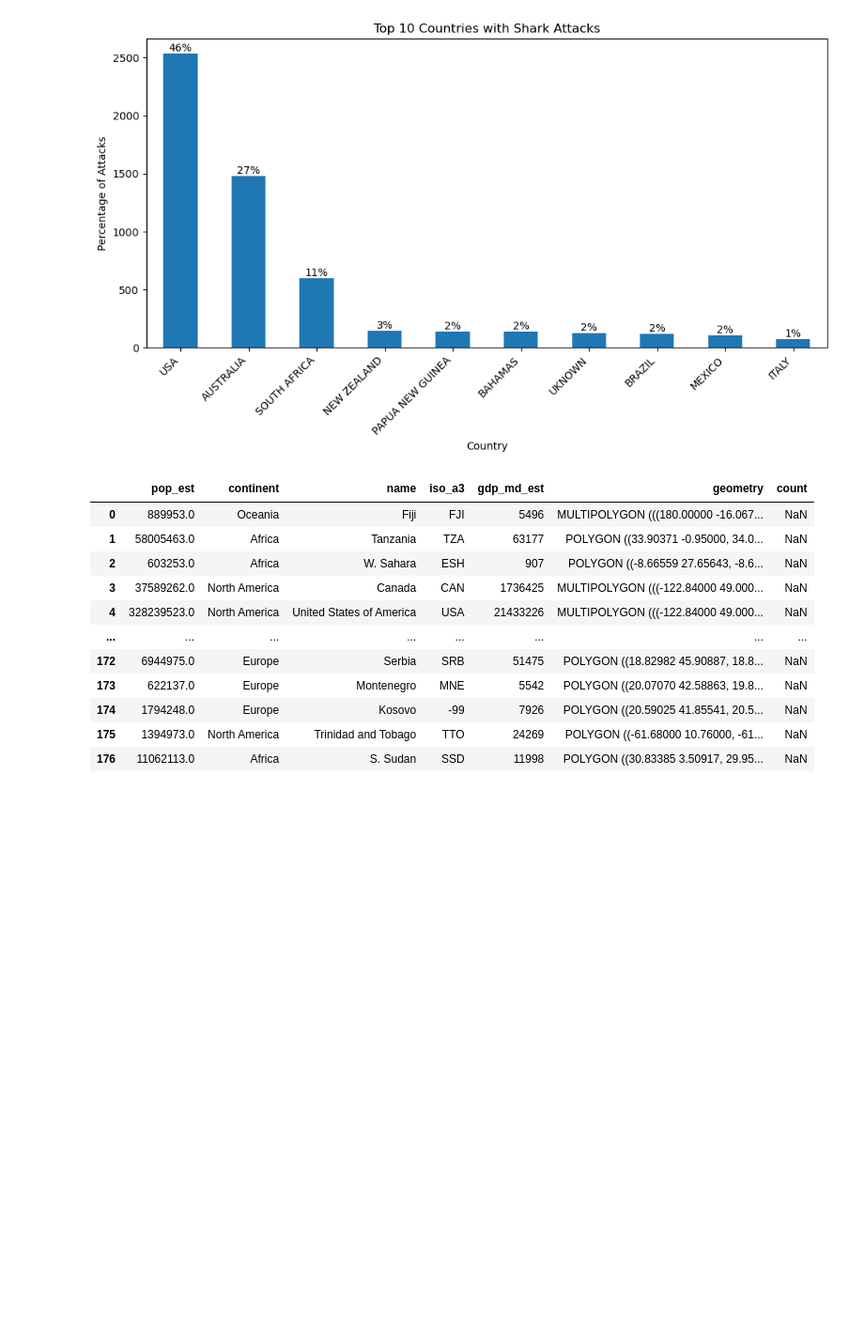
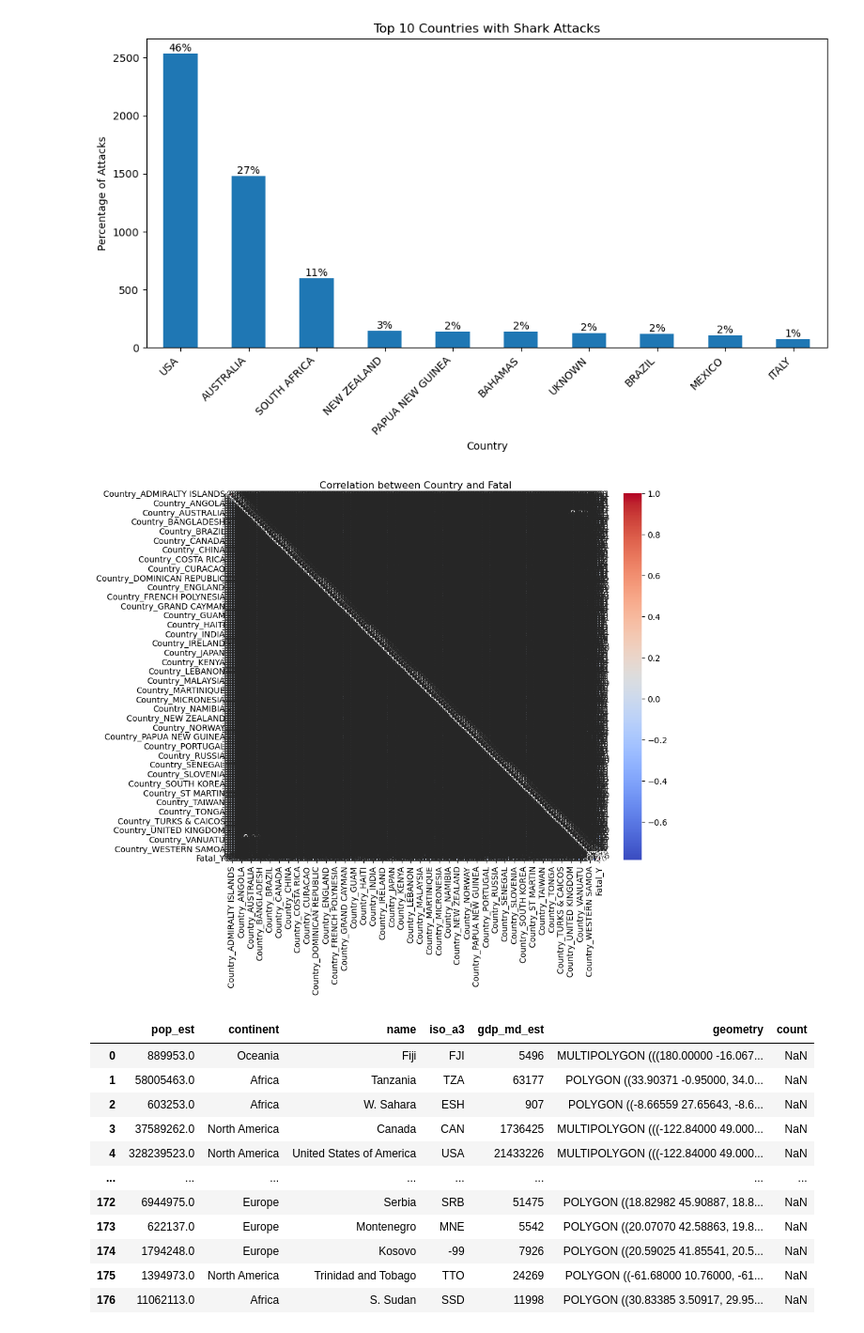
Before and after one commit to DarceeAnne/shark_attack_insurance_project, a Jupyter notebook: Quest_sharks.ipynb, the cells around one changed output. Shown: that part at 94% size. Saved outputs shown, nothing was run; the diff lists cells and outputs as text; code cells hidden in the pictures; blank space fills up the shorter version.

```diff
--- a/Quest_sharks.ipynb
+++ b/Quest_sharks.ipynb
@@ -344,31 +344,0 @@ sharks_df['Activity'] = sharks_df['Activity'].apply(categorize_activity)
-# %%
-#Cleaning the "Injury" data
-
-sharks_df["Injury"].tail()
-
-sharks_df['Injur'] = sharks_df['Injur'].fillna('unknown')
-
-sharks_df['Injur'] = sharks_df['Injur'].str.lower()
-
-sharks_df['Injur'] = sharks_df['Injur'].str.strip()
-# categorize the activity
-def categorize_activity(activity):
-    activity = str(activity).lower()
-    if 'surf' in activity:
-        return 'surfing'
-    elif 'swim' in activity:
-        return 'swimming'
-    elif 'fish' in activity:
-        return 'fishing'
-    elif 'div' in activity:
-        return 'diving'
-    elif 'boat' in activity :
-        return 'boat'
-    elif "unknown" in activity :
-        return "unknown"
-    else :
-        return activity
-
-
-
-sharks_df['Activity'] = sharks_df['Activity'].apply(categorize_activity)
@@ -547,6 +560,22 @@ plt.tight_layout()
 plt.show()
 # %% [output]
 [figure]
+# %%
+import seaborn as sns
+
+# One-hot encode the 'Country' and 'Fatal' columns
+sharks_encoded = pd.get_dummies(sharks_df[['Country', 'Fatal']])
+
+# Compute the correlation matrix
+correlation_matrix = sharks_encoded.corr()
+
+# Plot the heatmap
+plt.figure(figsize=(10, 8))
+sns.heatmap(correlation_matrix, annot=True, cmap='coolwarm', fmt=".2f")
+plt.title('Correlation between Country and Fatal')
+plt.show()
+# %% [output]
+[figure, added]
 # %%
 import geopandas as gpd
 import matplotlib.pyplot as plt
```
Also changed, not shown: parts of 8 cells of this notebook.
